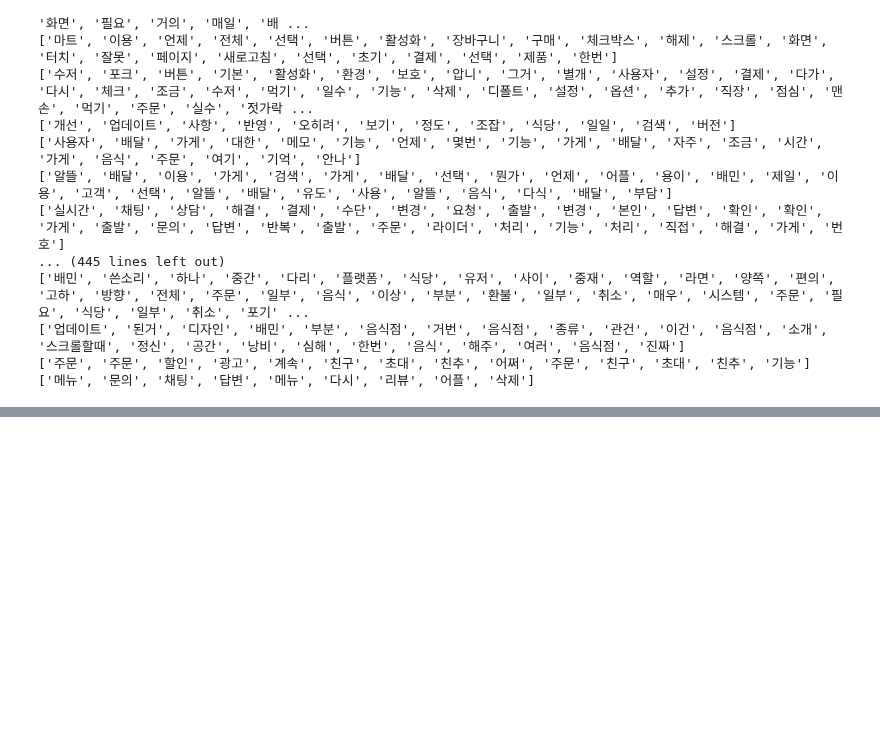
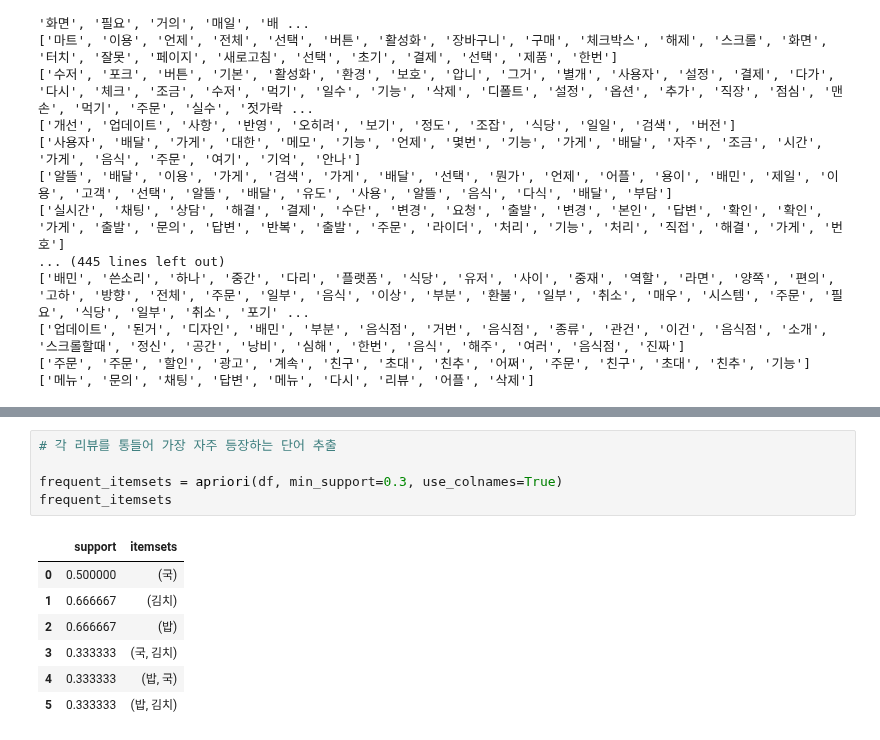
Before and after one commit to walker0625/nlp, a Jupyter notebook: nlp.ipynb, the cells around one changed output, grey strips where cells are left out. Drawn from its saved outputs; the diff is of its cells as text; blank space fills up the shorter version.

```diff
--- a/nlp.ipynb
+++ b/nlp.ipynb
@@ -347,0 +376,13 @@ for each in main_list:
+# %%
+# 각 리뷰를 통들어 가장 자주 등장하는 단어 추출
+
+frequent_itemsets = apriori(df, min_support=0.3, use_colnames=True)
+frequent_itemsets
+# %% [output]
+|  | support | itemsets |
+| 0 | 0.500000 | (국) |
+| 1 | 0.666667 | (김치) |
+| 2 | 0.666667 | (밥) |
+| 3 | 0.333333 | (국, 김치) |
+| 4 | 0.333333 | (밥, 국) |
+| 5 | 0.333333 | (밥, 김치) |
```
Also changed, not shown: parts of 4 cells of this notebook, 2 other files.
